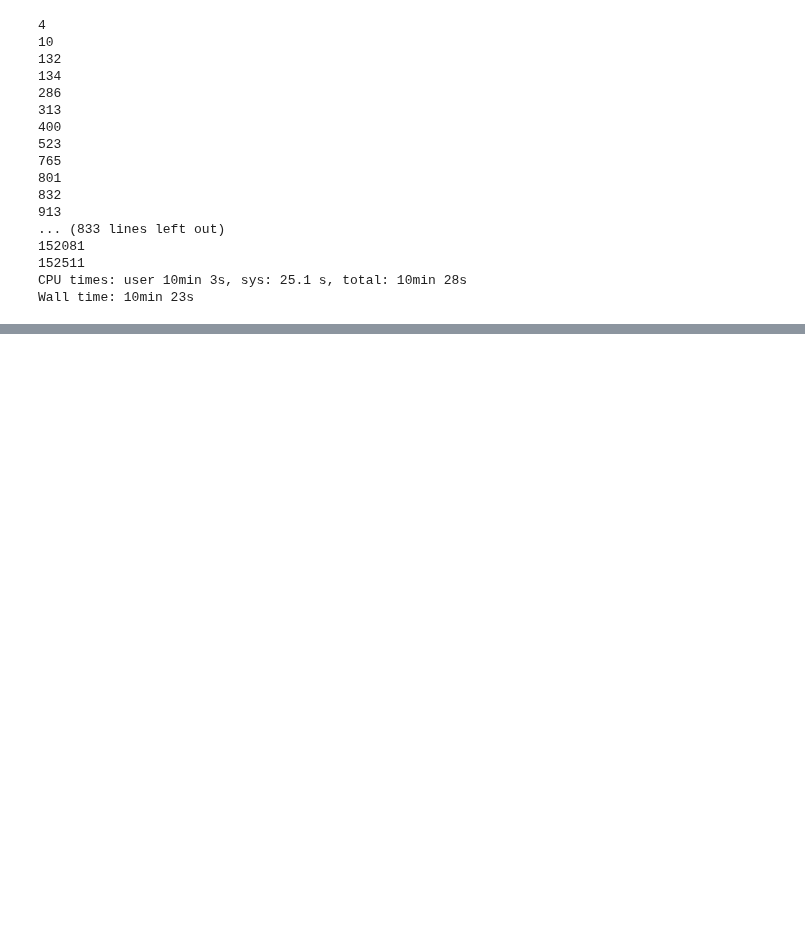
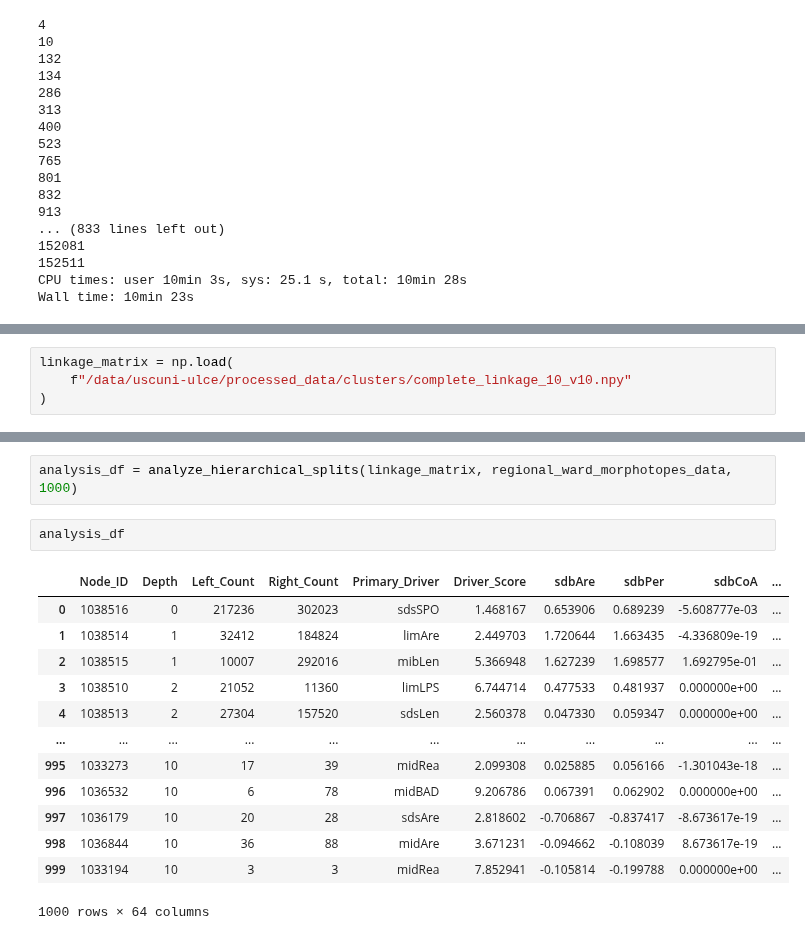
Before and after one commit to uscuni/urban_taxonomy, a Jupyter notebook: code/08_clustering.ipynb, the cells around one changed output, grey strips where cells are left out. Cells and saved outputs as stored; diff of their text form; blank space fills up the shorter version.

```diff
--- a/code/08_clustering.ipynb
+++ b/code/08_clustering.ipynb
@@ -408,0 +411,4 @@ Wall time: 10min 23s
+# %%
+linkage_matrix = np.load(
+    f"/data/uscuni-ulce/processed_data/clusters/complete_linkage_10_v10.npy"
+)
@@ -408,0 +509,18 @@ Wall time: 10min 23s
+# %%
+analysis_df = analyze_hierarchical_splits(linkage_matrix, regional_ward_morphotopes_data, 1000)
+# %%
+analysis_df
+# %% [output]
+|  | Node_ID | Depth | Left_Count | Right_Count | Primary_Driver | Driver_Score | sdbAre | sdbPer | sdbCoA | ... |
+| 0 | 1038516 | 0 | 217236 | 302023 | sdsSPO | 1.468167 | 0.653906 | 0.689239 | -5.608777e-03 | ... |
+| 1 | 1038514 | 1 | 32412 | 184824 | limAre | 2.449703 | 1.720644 | 1.663435 | -4.336809e-19 | ... |
+| 2 | 1038515 | 1 | 10007 | 292016 | mibLen | 5.366948 | 1.627239 | 1.698577 | 1.692795e-01 | ... |
+| 3 | 1038510 | 2 | 21052 | 11360 | limLPS | 6.744714 | 0.477533 | 0.481937 | 0.000000e+00 | ... |
+| 4 | 1038513 | 2 | 27304 | 157520 | sdsLen | 2.560378 | 0.047330 | 0.059347 | 0.000000e+00 | ... |
+| ... | ... | ... | ... | ... | ... | ... | ... | ... | ... | ... |
+| 995 | 1033273 | 10 | 17 | 39 | midRea | 2.099308 | 0.025885 | 0.056166 | -1.301043e-18 | ... |
+| 996 | 1036532 | 10 | 6 | 78 | midBAD | 9.206786 | 0.067391 | 0.062902 | 0.000000e+00 | ... |
+| 997 | 1036179 | 10 | 20 | 28 | sdsAre | 2.818602 | -0.706867 | -0.837417 | -8.673617e-19 | ... |
+| 998 | 1036844 | 10 | 36 | 88 | midAre | 3.671231 | -0.094662 | -0.108039 | 8.673617e-19 | ... |
+| 999 | 1033194 | 10 | 3 | 3 | midRea | 7.852941 | -0.105814 | -0.199788 | 0.000000e+00 | ... |
+1000 rows × 64 columns
```
Also changed, not shown: parts of 6 cells of this notebook, 5 other files.
